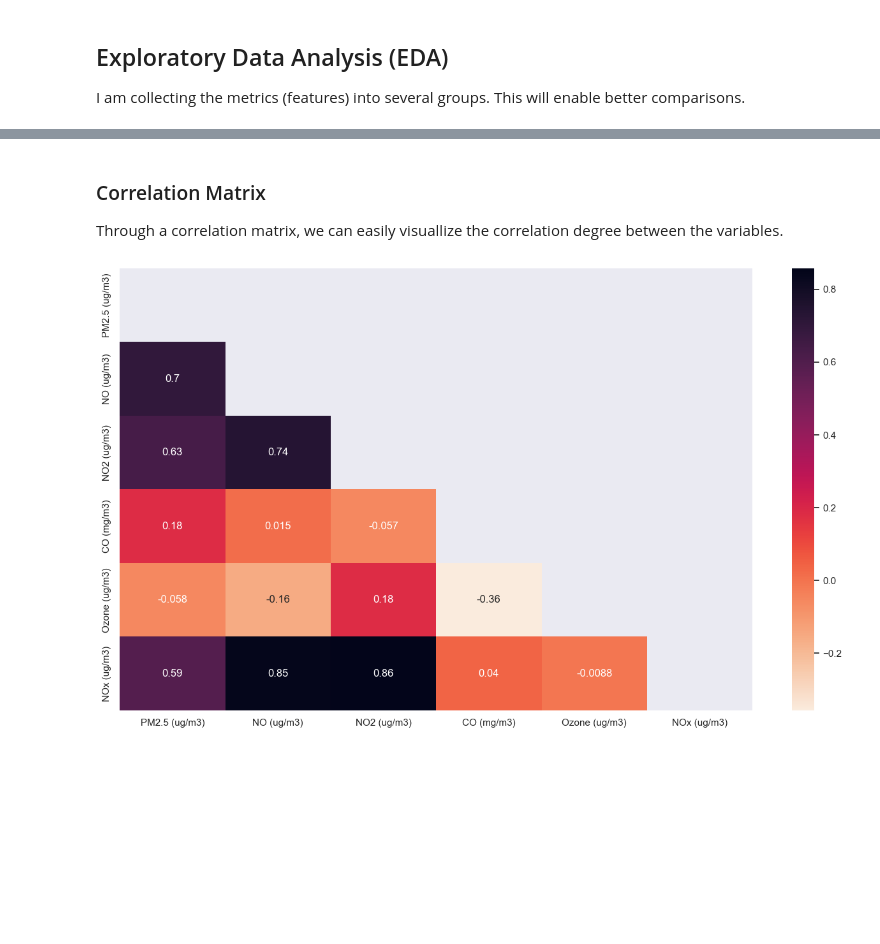
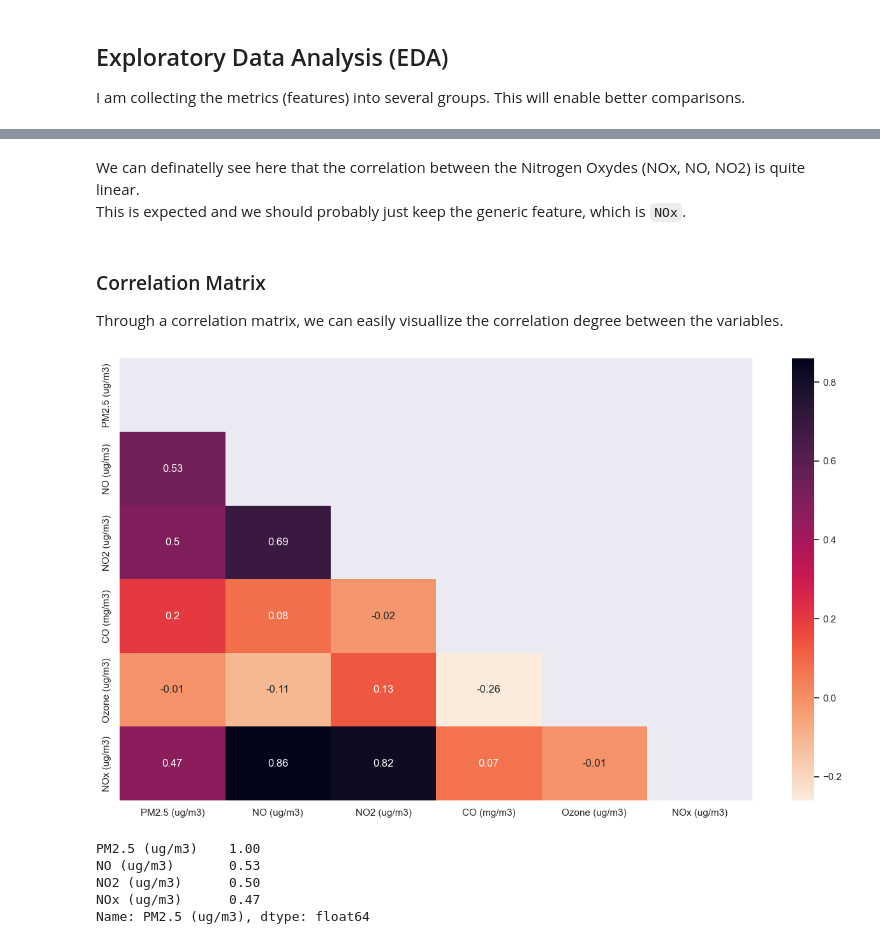
Before and after one commit to sotostzam/india-air-quality-analysis, a Jupyter notebook: main.ipynb, the cells around one changed output, grey strips where cells are left out. Saved outputs shown, nothing was run; the diff lists cells and outputs as text; code cells hidden in the pictures; blank space fills up the shorter version.

```diff
--- a/main.ipynb
+++ b/main.ipynb
@@ -192,8 +280,5 @@ We investigate only one state. It is wise to get a feeling for the missing data
 # %%
 from IPython.display import clear_output
-
-# Delete the previous dataframe to release some RAM space.
-del df
 
 features = {}
 total_records = 0
@@ -201,9 +286,12 @@ total_records = 0
 for i, state_name in enumerate(unique_states):
     clear_output(wait=False)
     print(f"Processing state of {state_name} ({i+1}/{len(unique_states)})")
-    df = combine_state_df(state_name)
-    df = clean_df(df, rows_only=True)
-    comparisons = compare_nulls(df)
+
+    temp_df = combine_state_df(state_name)  # Get combined state dataframe
+    temp_df = create_dt_index(temp_df)           # Create datetime index
+    temp_df = temp_df.dropna(how='all')          # Drop empty rows
+
+    comparisons = get_null_info(temp_df)
 
     total_records += df.shape[0]
 
@@ -238,3 +315,0 @@ might contain similar metrics. Let's start by loading back and cleaning the capi
-# %%
-df = combine_state_df('Delhi', include_cities=True)
-df = clean_df(df)
@@ -329,5 +324,5 @@ From here we can drop the columns which contain a certain thrueshold (i.e 60%) o
 # %%
 # Threshold value indicating how much of the dataset needs to be not missing.
 threshold = 0.6
-df.dropna(thresh=df.shape[0]*threshold, axis=1, inplace=True)
+df = df.dropna(thresh=df.shape[0]*threshold, axis=1)
 # %%
@@ -387,6 +382,8 @@ other_metrics = {
 
 Let's start by grouping our DataFrame by various frequencies.
 # %%
-df_slice_by_day   = df.groupby(pd.Grouper(freq='1D')).mean(numeric_only=True)
-df_slice_by_month = df.groupby(pd.Grouper(freq='1M')).mean(numeric_only=True)
-#df_slice_by_year = df.groupby([df.index.year]).mean(numeric_only=True)
+slice_groups = {
+    'Group by Day':   df.groupby(pd.Grouper(freq='1D')).mean(numeric_only=True),
+    'Group by Month': df.groupby(pd.Grouper(freq='1M')).mean(numeric_only=True),
+    'Group by Year':  df.groupby(pd.Grouper(freq='1Y')).mean(numeric_only=True)
+}
@@ -495,16 +446,31 @@ sns.pairplot(df_slice_by_month)
+# %% [markdown]
+We can definatelly see here that the correlation between the Nitrogen Oxydes (NOx, NO, NO2) is quite linear.<br>
+This is expected and we should probably just keep the generic feature, which is `NOx`.
 # %% [markdown]
 ### Correlation Matrix
 
 Through a correlation matrix, we can easily visuallize the correlation degree between the variables.
 # %%
-corr = df_slice_by_month.corr(numeric_only=True)
+corr = slice_groups['Group by Day'].corr(numeric_only=True).round(2)
 mask = np.triu(np.ones_like(corr, dtype=bool))
 
 plt.figure(figsize=(16,9))
 sns.heatmap(data=corr, mask=mask, annot=True, cmap="rocket_r")
 plt.show()
 # %% [output]
-[figure, old version]
+[figure, new version]
+# %%
+corr_target = abs(corr['PM2.5 (ug/m3)'])
+
+relevant_features = corr_target[corr_target>0.4]
+
+relevant_features.sort_values(ascending=False)
+# %% [output]
+PM2.5 (ug/m3)    1.00
+NO (ug/m3)       0.53
+NO2 (ug/m3)      0.50
+NOx (ug/m3)      0.47
+Name: PM2.5 (ug/m3), dtype: float64
 # %% [markdown]
 This plot shows us various high correlated features. For example:
 
```
Also changed, not shown: parts of 69 cells of this notebook, 1 other file.
